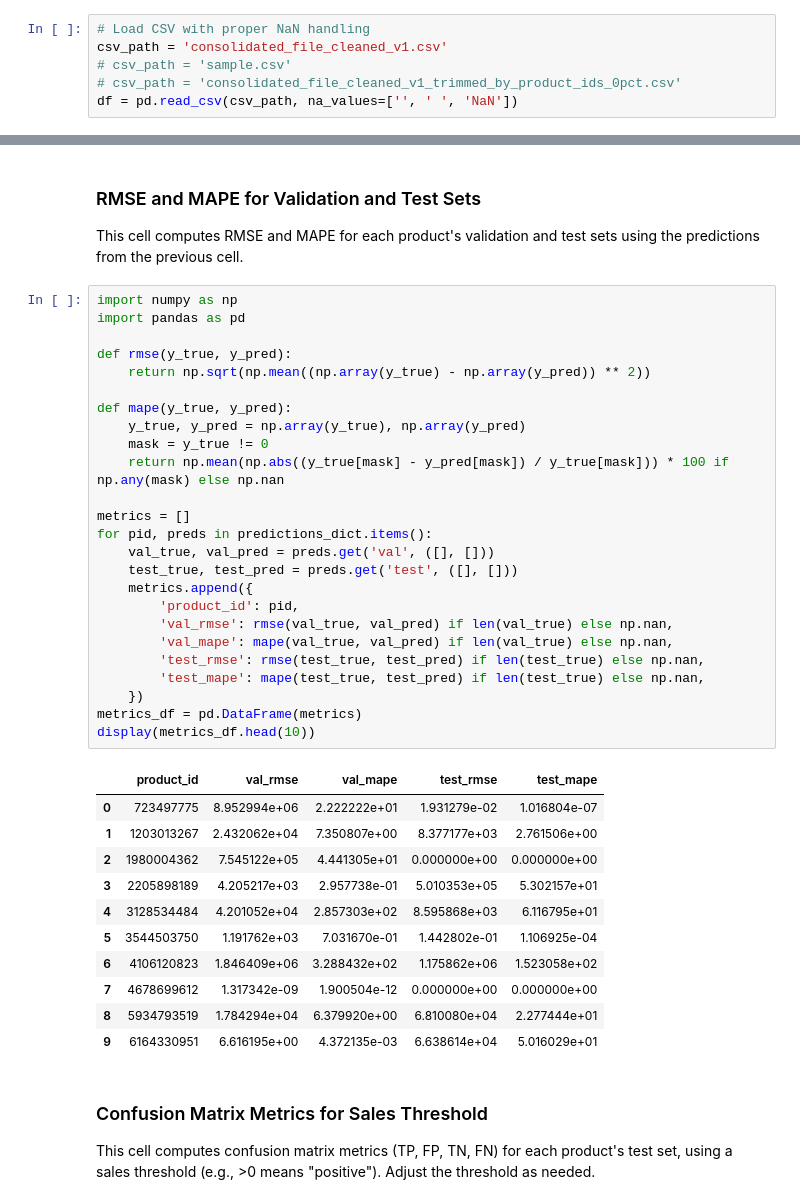
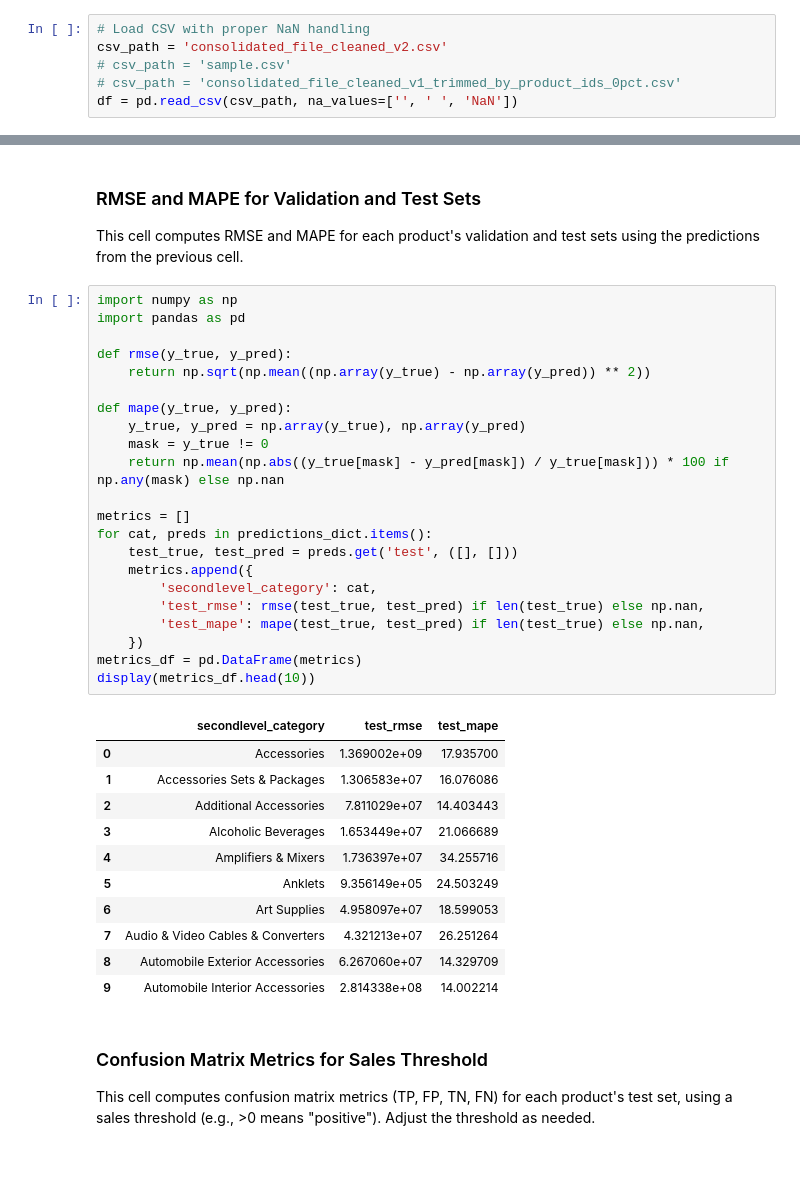
Before and after one commit to Eyyyron/ShopeeAnalysis_Amalgam, a Jupyter notebook: SARIMA_Product_Analysis.ipynb, the cells around one changed output, grey strips where cells are left out. Drawn from its saved outputs; the diff is of its cells as text; blank space fills up the shorter version.

```diff
--- a/SARIMA_Product_Analysis.ipynb
+++ b/SARIMA_Product_Analysis.ipynb
@@ -21,7 +21,7 @@ from statsmodels.tsa.statespace.sarimax import SARIMAX
 from tqdm.notebook import tqdm  # Progress bar for notebook
 # %%
 # Load CSV with proper NaN handling
-csv_path = 'consolidated_file_cleaned_v1.csv'
+csv_path = 'consolidated_file_cleaned_v2.csv'
 # csv_path = 'sample.csv'
 # csv_path = 'consolidated_file_cleaned_v1_trimmed_by_product_ids_0pct.csv'
 df = pd.read_csv(csv_path, na_values=['', ' ', 'NaN'])
@@ -118,40 +99,37 @@ This cell computes RMSE and MAPE for each product's validation and test sets usi
 # %%
 import numpy as np
 import pandas as pd
 
 def rmse(y_true, y_pred):
     return np.sqrt(np.mean((np.array(y_true) - np.array(y_pred)) ** 2))
 
 def mape(y_true, y_pred):
     y_true, y_pred = np.array(y_true), np.array(y_pred)
     mask = y_true != 0
     return np.mean(np.abs((y_true[mask] - y_pred[mask]) / y_true[mask])) * 100 if np.any(mask) else np.nan
 
 metrics = []
-for pid, preds in predictions_dict.items():
-    val_true, val_pred = preds.get('val', ([], []))
+for cat, preds in predictions_dict.items():
     test_true, test_pred = preds.get('test', ([], []))
     metrics.append({
-        'product_id': pid,
-        'val_rmse': rmse(val_true, val_pred) if len(val_true) else np.nan,
-        'val_mape': mape(val_true, val_pred) if len(val_true) else np.nan,
+        'secondlevel_category': cat,
         'test_rmse': rmse(test_true, test_pred) if len(test_true) else np.nan,
         'test_mape': mape(test_true, test_pred) if len(test_true) else np.nan,
     })
 metrics_df = pd.DataFrame(metrics)
 display(metrics_df.head(10))
 # %% [output]
-|  | product_id | val_rmse | val_mape | test_rmse | test_mape |
-| 0 | 723497775 | 8.952994e+06 | 2.222222e+01 | 1.931279e-02 | 1.016804e-07 |
-| 1 | 1203013267 | 2.432062e+04 | 7.350807e+00 | 8.377177e+03 | 2.761506e+00 |
-| 2 | 1980004362 | 7.545122e+05 | 4.441305e+01 | 0.000000e+00 | 0.000000e+00 |
-| 3 | 2205898189 | 4.205217e+03 | 2.957738e-01 | 5.010353e+05 | 5.302157e+01 |
-| 4 | 3128534484 | 4.201052e+04 | 2.857303e+02 | 8.595868e+03 | 6.116795e+01 |
-| 5 | 3544503750 | 1.191762e+03 | 7.031670e-01 | 1.442802e-01 | 1.106925e-04 |
-| 6 | 4106120823 | 1.846409e+06 | 3.288432e+02 | 1.175862e+06 | 1.523058e+02 |
-| 7 | 4678699612 | 1.317342e-09 | 1.900504e-12 | 0.000000e+00 | 0.000000e+00 |
-| 8 | 5934793519 | 1.784294e+04 | 6.379920e+00 | 6.810080e+04 | 2.277444e+01 |
-| 9 | 6164330951 | 6.616195e+00 | 4.372135e-03 | 6.638614e+04 | 5.016029e+01 |
+|  | secondlevel_category | test_rmse | test_mape |
+| 0 | Accessories | 1.369002e+09 | 17.935700 |
+| 1 | Accessories Sets & Packages | 1.306583e+07 | 16.076086 |
+| 2 | Additional Accessories | 7.811029e+07 | 14.403443 |
+| 3 | Alcoholic Beverages | 1.653449e+07 | 21.066689 |
+| 4 | Amplifiers & Mixers | 1.736397e+07 | 34.255716 |
+| 5 | Anklets | 9.356149e+05 | 24.503249 |
+| 6 | Art Supplies | 4.958097e+07 | 18.599053 |
+| 7 | Audio & Video Cables & Converters | 4.321213e+07 | 26.251264 |
+| 8 | Automobile Exterior Accessories | 6.267060e+07 | 14.329709 |
+| 9 | Automobile Interior Accessories | 2.814338e+08 | 14.002214 |
 # %% [markdown]
 ### Confusion Matrix Metrics for Sales Threshold
 This cell computes confusion matrix metrics (TP, FP, TN, FN) for each product's test set, using a sales threshold (e.g., >0 means "positive"). Adjust the threshold as needed.
```
Also changed, not shown: parts of 8 cells of this notebook.
